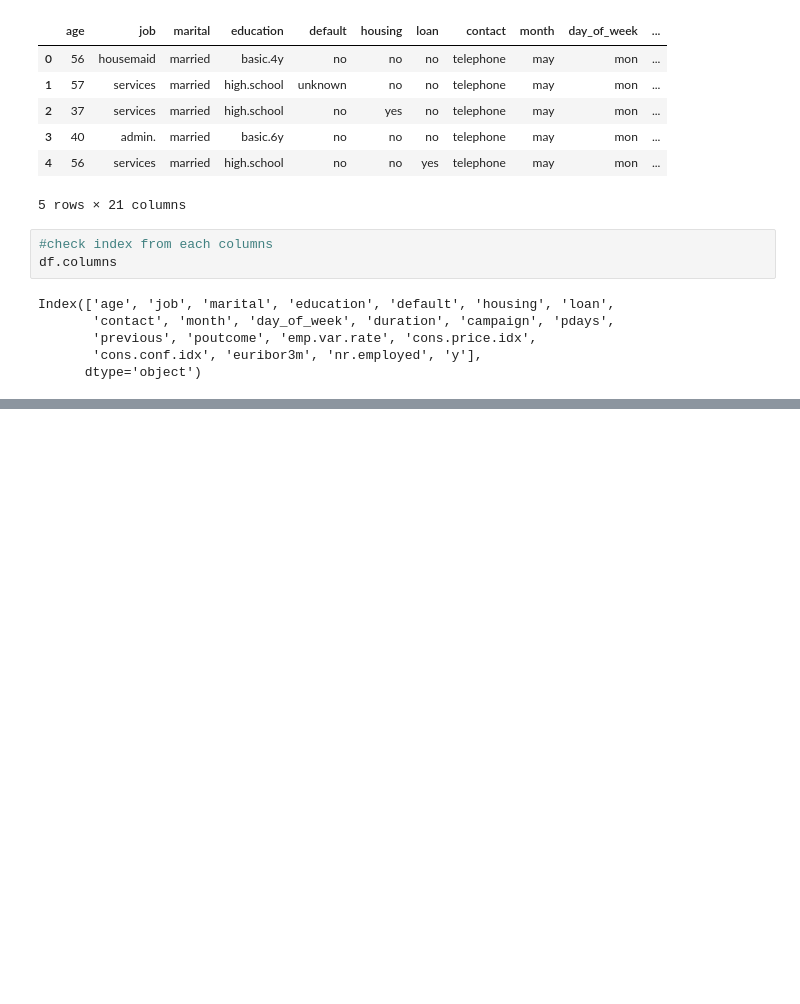
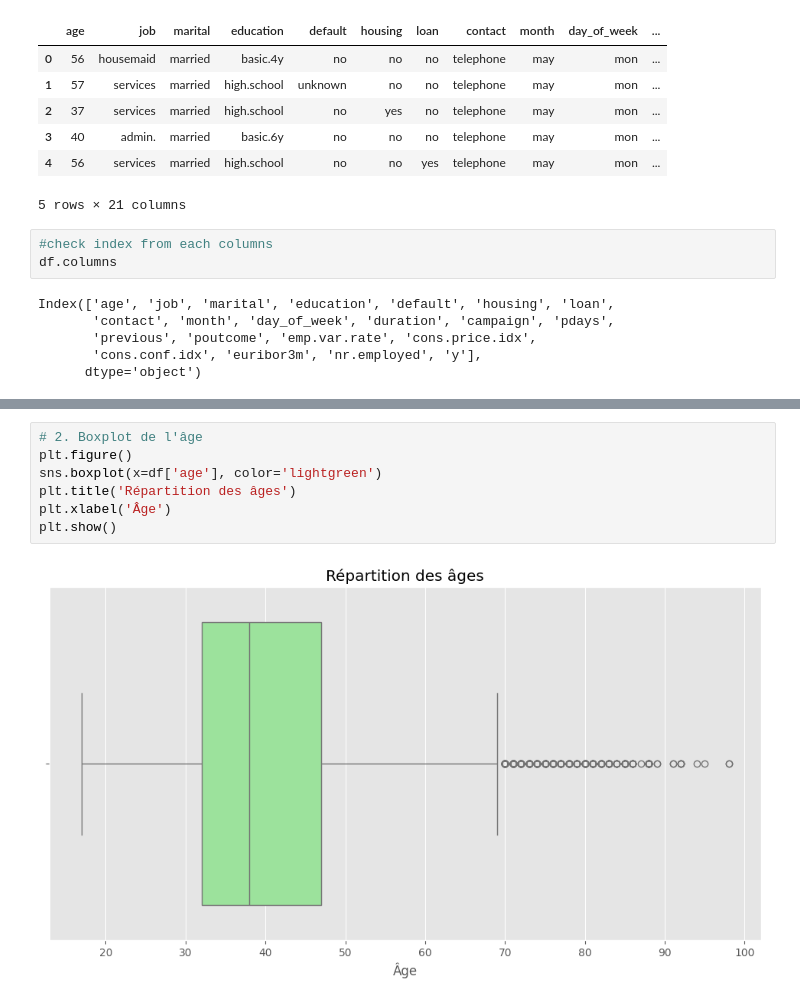
Before and after one commit to Yosri15/Bank-Marketing-ML, a Jupyter notebook: Bank_MarketingML.ipynb, the cells around one changed output, grey strips where cells are left out. Drawn from its saved outputs; the diff is of its cells as text; blank space fills up the shorter version.

```diff
--- a/Bank_MarketingML.ipynb
+++ b/Bank_MarketingML.ipynb
@@ -42,0 +165,9 @@ Index(['age', 'job', 'marital', 'education', 'default', 'housing', 'loan',
+# %%
+# 2. Boxplot de l'âge
+plt.figure()
+sns.boxplot(x=df['age'], color='lightgreen')
+plt.title('Répartition des âges')
+plt.xlabel('Âge')
+plt.show()
+# %% [output]
+[figure, added]
```
Also changed, not shown: parts of 26 cells of this notebook.
